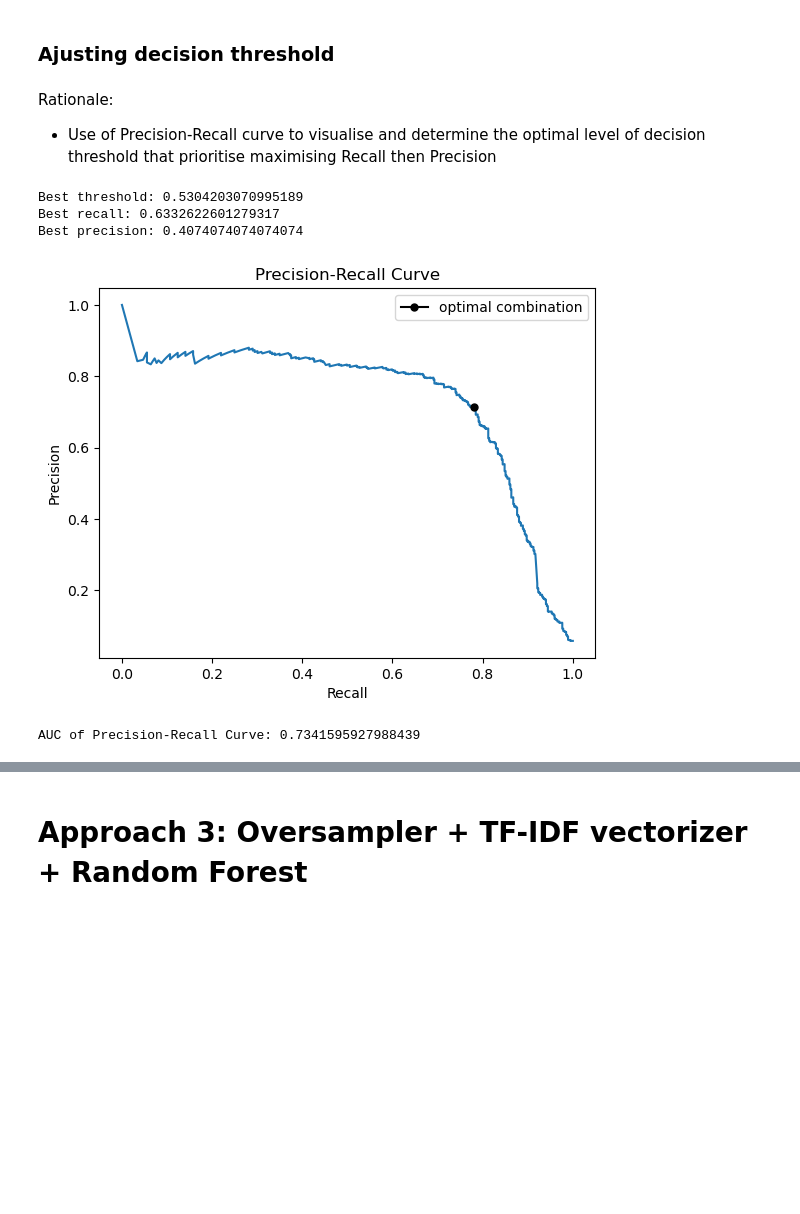
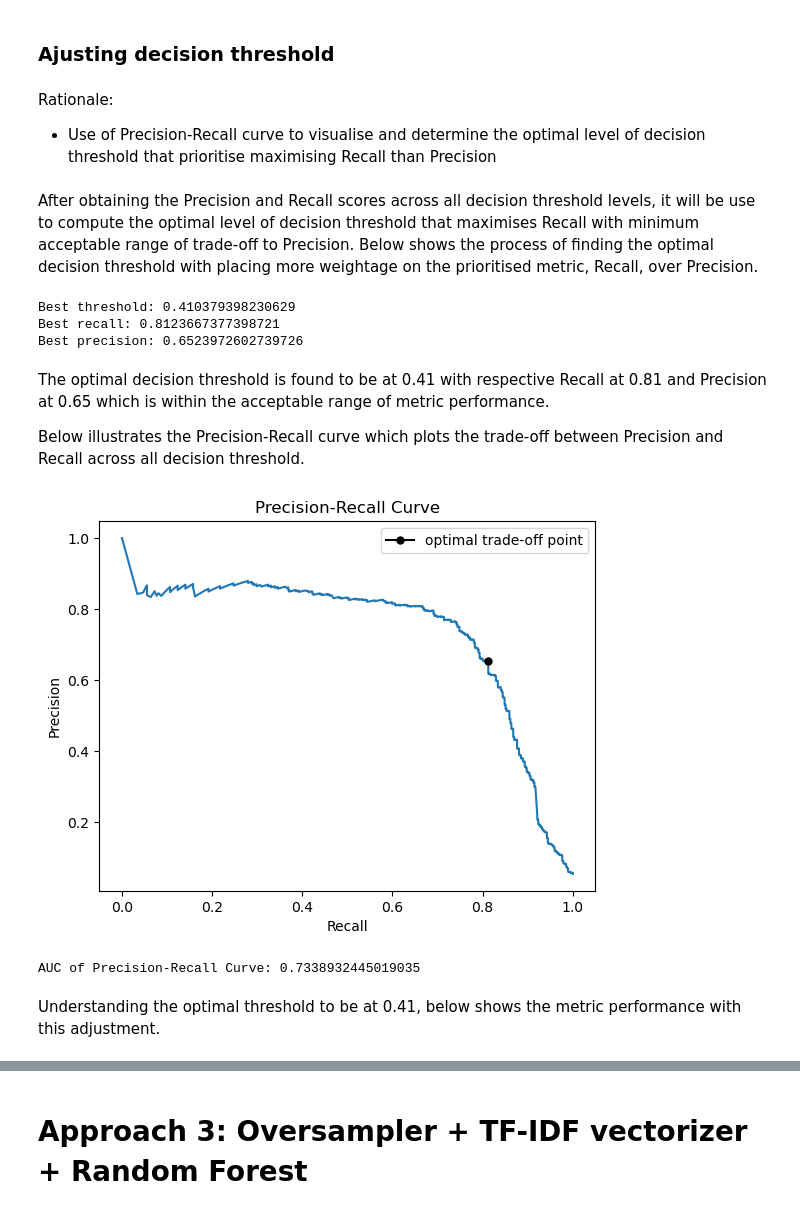
Before and after one commit to nichyuen/Projects, a Jupyter notebook: Proj03_NLP_Classification_toxic_comments/02_Modeling.ipynb, the cells around one changed output, grey strips where cells are left out. Saved outputs shown, nothing was run; the diff lists cells and outputs as text; code cells hidden in the pictures; blank space fills up the shorter version.

```diff
--- a/Proj03_NLP_Classification_toxic_comments/02_Modeling.ipynb
+++ b/Proj03_NLP_Classification_toxic_comments/02_Modeling.ipynb
@@ -17,7 +17,7 @@ from sklearn.ensemble import RandomForestClassifier
 from sklearn.metrics import confusion_matrix, ConfusionMatrixDisplay, make_scorer, recall_score, precision_recall_curve, auc
 # %%
 #Importing dataframe
-working_df=pd.read_csv('data/Modeling01/working_df.csv')
+working_df=pd.read_csv('data/Modeling/working_df.csv')
 # %%
 working_df.dropna(axis=0,inplace=True)
 # %% [markdown]
@@ -380,4 +381,4 @@ Further action:
 ### Ajusting decision threshold
 # %% [markdown]
 Rationale:
-- Use of Precision-Recall curve to visualise and determine the optimal level of decision threshold that prioritise maximising Recall then Precision
+- Use of Precision-Recall curve to visualise and determine the optimal level of decision threshold that prioritise maximising Recall than Precision
@@ -384,3 +389,5 @@ Rationale:
+# %% [markdown]
+After obtaining the Precision and Recall scores across all decision threshold levels, it will be use to compute the optimal level of decision threshold that maximises Recall with minimum acceptable range of trade-off to Precision. Below shows the process of finding the optimal decision threshold with placing more weightage on the prioritised metric, Recall, over Precision.
 # %%
 #Determining weightage and emphasis on Precision VS Recall metric
 beta = 1.5
@@ -408,29 +415,31 @@ print("Best threshold:", best_threshold)
 print("Best recall:", best_recall)
 print("Best precision:", best_precision)
 # %% [output]
-Best threshold: 0.5304203070995189
-Best recall: 0.6332622601279317
-Best precision: 0.4074074074074074
+Best threshold: 0.410379398230629
+Best recall: 0.8123667377398721
+Best precision: 0.6523972602739726
+# %% [markdown]
+The optimal decision threshold is found to be at 0.41 with respective Recall at 0.81 and Precision at 0.65 which is within the acceptable range of metric performance.
+
+Below illustrates the Precision-Recall curve which plots the trade-off between Precision and Recall across all decision threshold.
 # %%
-#Compute precision and recall for different thresholds
-y_pred_proba = gs2A.best_estimator_.predict_proba(X_test)[:, 1]
-precision, recall, thresholds = precision_recall_curve(y_test, y_pred_proba)
-
 #Plotting the PR curve
 plt.plot(recall, precision)
-plt.plot(recall[recall_index], precision[precision_index], marker='o', markersize=5, color="black", label='optimal combination')
+plt.plot(recall[recall_index], precision[precision_index], marker='o', markersize=5, color="black", label='optimal trade-off point')
 plt.title('Precision-Recall Curve')
 plt.xlabel('Recall')
 plt.ylabel('Precision')
 plt.legend()
 plt.show()
 
 #Computing Area under curve
 auc_PR=auc(recall, precision)
 print(f'AUC of Precision-Recall Curve: {auc_PR}')
 # %% [output]
-[figure, old version]
+[figure, new version]
-AUC of Precision-Recall Curve: 0.7341595927988439
+AUC of Precision-Recall Curve: 0.7338932445019035
+# %% [markdown]
+Understanding the optimal threshold to be at 0.41, below shows the metric performance with this adjustment.
 # %%
 #Revising y_pred_proba with new decision threshold
 y_pred_newthres = (y_pred_proba >= best_threshold).astype(int)
```
Also changed, not shown: parts of 14 cells of this notebook, 1 other file.
